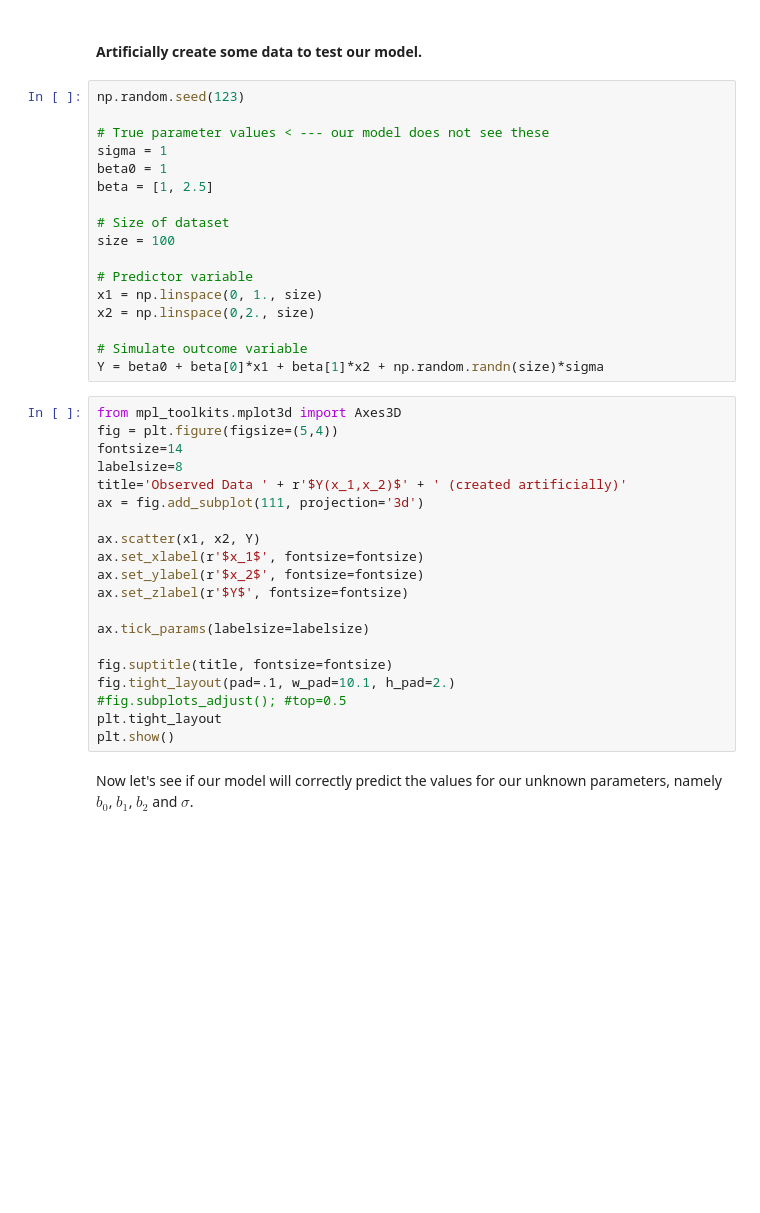
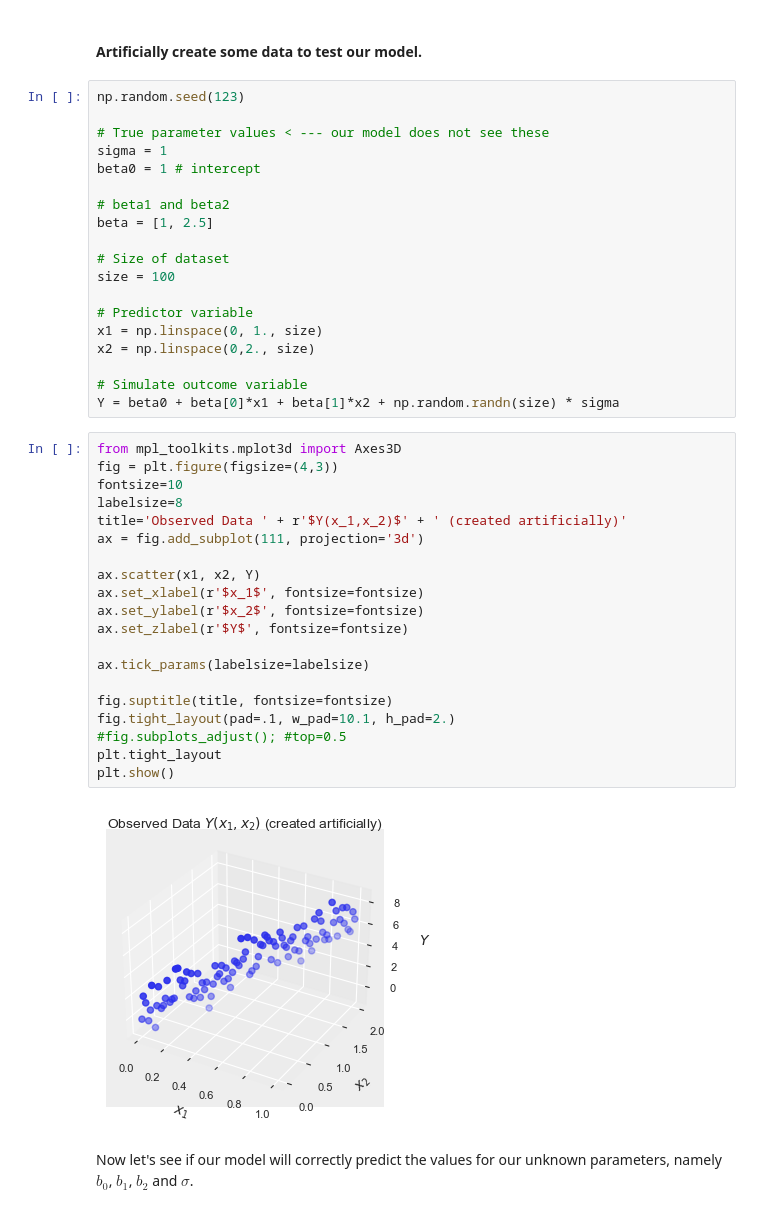
Before and after one commit to zhonglizhang/2022-CS109B, a Jupyter notebook: content/labs/lab02/cs109b_lab02_bayes_2022_Joel.ipynb, the cells around one changed output. Drawn from its saved outputs; the diff is of its cells as text; blank space fills up the shorter version.

```diff
--- a/content/labs/lab02/cs109b_lab02_bayes_2022_Joel.ipynb
+++ b/content/labs/lab02/cs109b_lab02_bayes_2022_Joel.ipynb
@@ -166,7 +178,9 @@ np.random.seed(123)
 
 # True parameter values < --- our model does not see these
 sigma = 1
-beta0 = 1
+beta0 = 1 # intercept
+
+# beta1 and beta2
 beta = [1, 2.5]
 
 # Size of dataset
@@ -177,27 +191,29 @@ x1 = np.linspace(0, 1., size)
 x2 = np.linspace(0,2., size)
 
 # Simulate outcome variable
-Y = beta0 + beta[0]*x1 + beta[1]*x2 + np.random.randn(size)*sigma
+Y = beta0 + beta[0]*x1 + beta[1]*x2 + np.random.randn(size) * sigma
 # %%
 from mpl_toolkits.mplot3d import Axes3D
-fig = plt.figure(figsize=(5,4))
-fontsize=14
+fig = plt.figure(figsize=(4,3))
+fontsize=10
 labelsize=8
 title='Observed Data ' + r'$Y(x_1,x_2)$' + ' (created artificially)'
 ax = fig.add_subplot(111, projection='3d')
 
 ax.scatter(x1, x2, Y)
 ax.set_xlabel(r'$x_1$', fontsize=fontsize)
 ax.set_ylabel(r'$x_2$', fontsize=fontsize)
 ax.set_zlabel(r'$Y$', fontsize=fontsize)
 
 ax.tick_params(labelsize=labelsize)
 
 fig.suptitle(title, fontsize=fontsize)
 fig.tight_layout(pad=.1, w_pad=10.1, h_pad=2.)
 #fig.subplots_adjust(); #top=0.5
 plt.tight_layout
 plt.show()
+# %% [output]
+[figure, added]
 # %% [markdown]
 Now let's see if our model will correctly predict the values for our unknown parameters, namely $b_0$, $b_1$, $b_2$ and $\sigma$.
 # %% [markdown]
```
Also changed, not shown: parts of 21 cells of this notebook.
